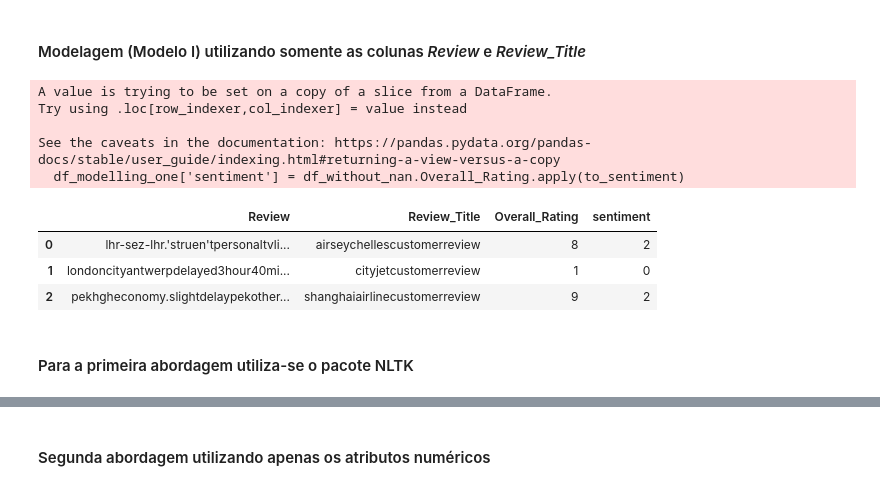
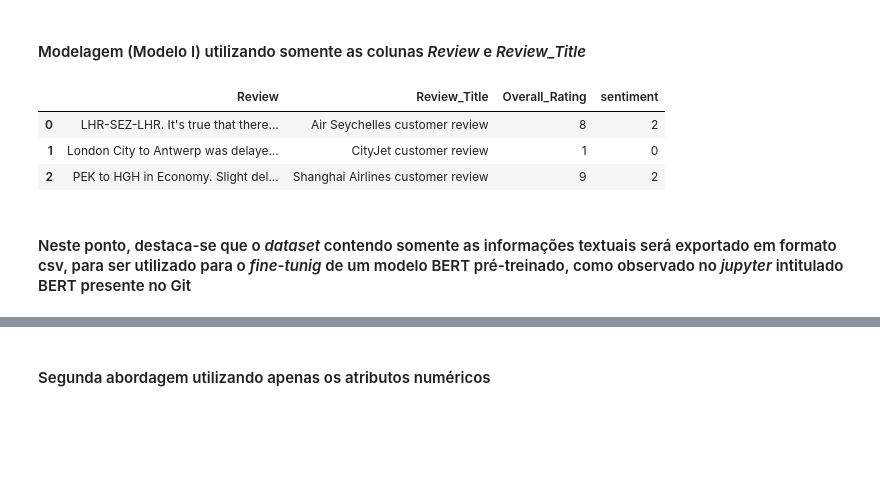
Before and after one commit to Felipe-Marinho94/Desafio, a Jupyter notebook: Sentiment_Analysis.ipynb, the cells around one changed output, grey strips where cells are left out. Drawn from its saved outputs; the diff is of its cells as text; code cells hidden in the pictures; blank space fills up the shorter version.

```diff
--- a/Sentiment_Analysis.ipynb
+++ b/Sentiment_Analysis.ipynb
@@ -340,33 +305,30 @@ sns.heatmap(df_numericals_without_nan.corr(method = 'spearman'))
 #### Nota-se uma baixa correlação de spearmen entre os atributos númericos e a coluna *Overral Rating*
 # %% [markdown]
 #### Modelagem (Modelo I) utilizando somente as colunas *Review* e *Review_Title*
+# %%
+df.drop(df[df.Overall_Rating == 'n'].index, inplace = True)
 # %%
 #Derivação da variável alvo
 def to_sentiment(rating):
   rating = int(rating)
   if rating <4:
     return 0
   elif 4 <= rating and rating <= 7:
     return 1
   else:
     return 2
 
-df_modelling_one = df_without_nan[['Review', 'Review_Title', 'Overall_Rating']]
-df_modelling_one['sentiment'] = df_without_nan.Overall_Rating.apply(to_sentiment)
+df_modelling_one = df[['Review', 'Review_Title', 'Overall_Rating']]
+df_modelling_one['sentiment'] = df.Overall_Rating.apply(to_sentiment)
 class_names = ['negative', 'neutral', 'positive']
 df_modelling_one.head(3)
 # %% [output]
-A value is trying to be set on a copy of a slice from a DataFrame.
-Try using .loc[row_indexer,col_indexer] = value instead
-
-See the caveats in the documentation: https://pandas.pydata.org/pandas-docs/stable/user_guide/indexing.html#returning-a-view-versus-a-copy
-  df_modelling_one['sentiment'] = df_without_nan.Overall_Rating.apply(to_sentiment)
 |  | Review | Review_Title | Overall_Rating | sentiment |
-| 0 | lhr-sez-lhr.'struen'tpersonaltvli... | airseychellescustomerreview | 8 | 2 |
-| 1 | londoncityantwerpdelayed3hour40mi... | cityjetcustomerreview | 1 | 0 |
-| 2 | pekhgheconomy.slightdelaypekother... | shanghaiairlinecustomerreview | 9 | 2 |
+| 0 | LHR-SEZ-LHR. It's true that there... | Air Seychelles customer review | 8 | 2 |
+| 1 | London City to Antwerp was delaye... | CityJet customer review | 1 | 0 |
+| 2 | PEK to HGH in Economy. Slight del... | Shanghai Airlines customer review | 9 | 2 |
+# %% [markdown]
+#### Neste ponto, destaca-se que o *dataset* contendo somente as informações textuais será exportado em formato csv, para ser utilizado para o *fine-tunig* de um modelo BERT pré-treinado, como observado no *jupyter* intitulado BERT presente no Git
 # %%
 #Exportando o arquivo csv para utilizar em uma arquitetura BERT pré-treinada
 df_modelling_one.to_csv('Reviews.csv', sep = ',')
-# %% [markdown]
-#### Para a primeira abordagem utiliza-se o pacote NLTK
```
Also changed, not shown: parts of 21 cells of this notebook.
